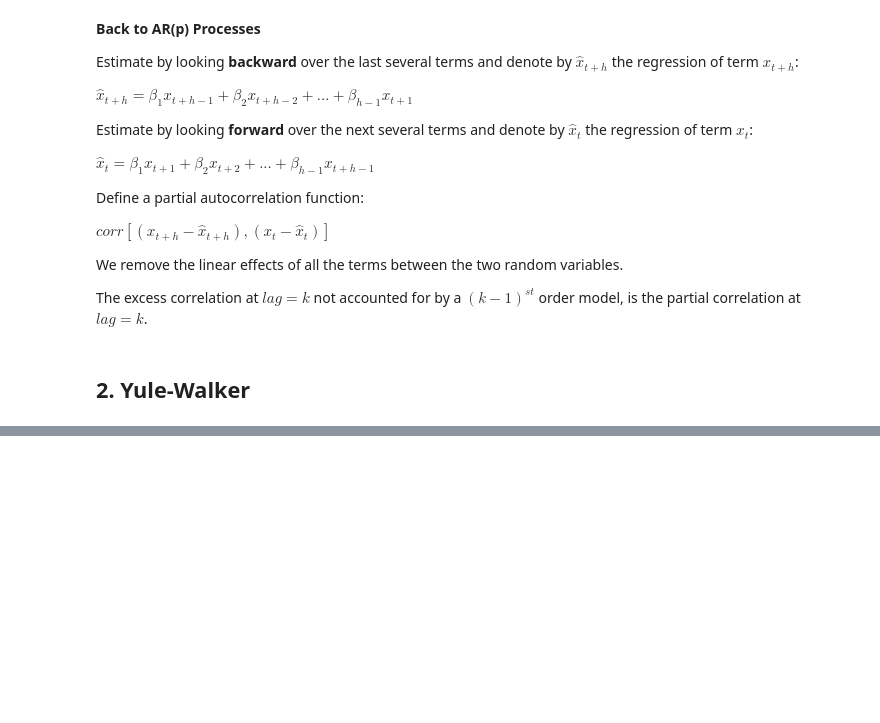
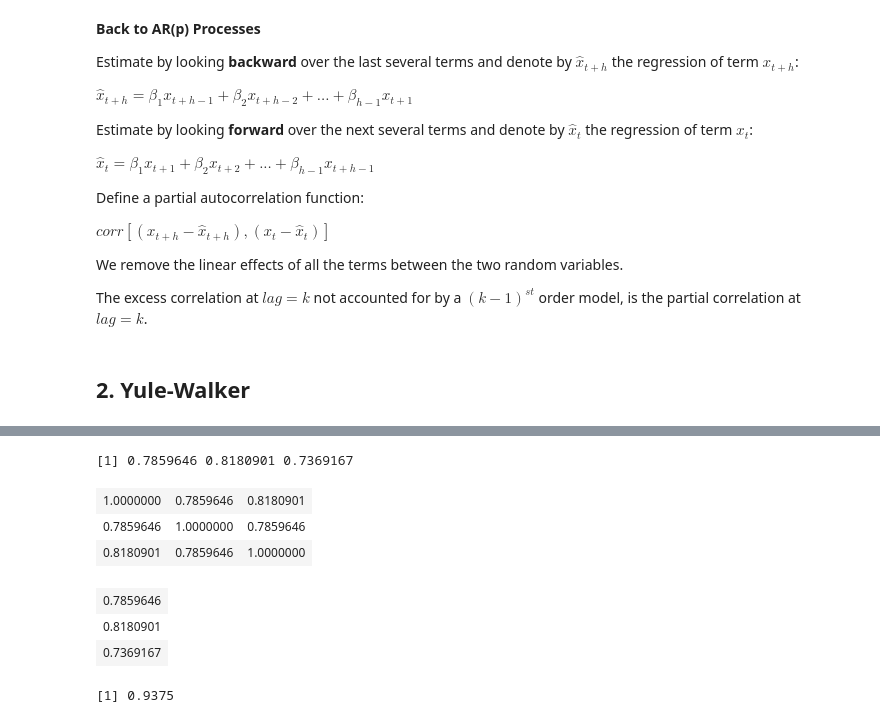
Before and after one commit to Lucas-Okamura/Timeseries-University-NY, a Jupyter notebook: notebooks/week4_ar_yule_walker_pacf.ipynb, the cells around one changed output, grey strips where cells are left out. Drawn from its saved outputs; the diff is of its cells as text; code cells hidden in the pictures; blank space fills up the shorter version.

```diff
--- a/notebooks/week4_ar_yule_walker_pacf.ipynb
+++ b/notebooks/week4_ar_yule_walker_pacf.ipynb
@@ -215,0 +425,37 @@ The excess correlation at $lag = k$ not accounted for by a $(k - 1)^{st}$ order
+# %%
+r=NULL
+r[1:3]=acf(ar3.process, plot=F)$acf[2:4]
+r
+# %% [output]
+[1] 0.7859646 0.8180901 0.7369167
+# %%
+R=matrix(1,3,3)
+R[1,2]=r[1]
+R[1,3]=r[2]
+R[2,1]=r[1]
+R[2,3]=r[1]
+R[3,1]=r[2]
+R[3,2]=r[1]
+R
+# %% [output]
+| 1.0000000 | 0.7859646 | 0.8180901 |
+| 0.7859646 | 1.0000000 | 0.7859646 |
+| 0.8180901 | 0.7859646 | 1.0000000 |
+# %%
+# b-column vector on the right
+b=matrix(,3,1)# b- column vector with no entries
+b[1,1]=r[1]
+b[2,1]=r[2]
+b[3,1]=r[3]
+b
+# %% [output]
+| 0.7859646 |
+| 0.8180901 |
+| 0.7369167 |
+# %%
+# sigma estimation
+c0=acf(ar3.process, type='covariance', plot=F)$acf[1]
+var.hat=c0*(1-sum(phi.hat*r))
+var.hat
+# %% [output]
+[1] 0.9375
```
Also changed, not shown: parts of 18 cells of this notebook.
